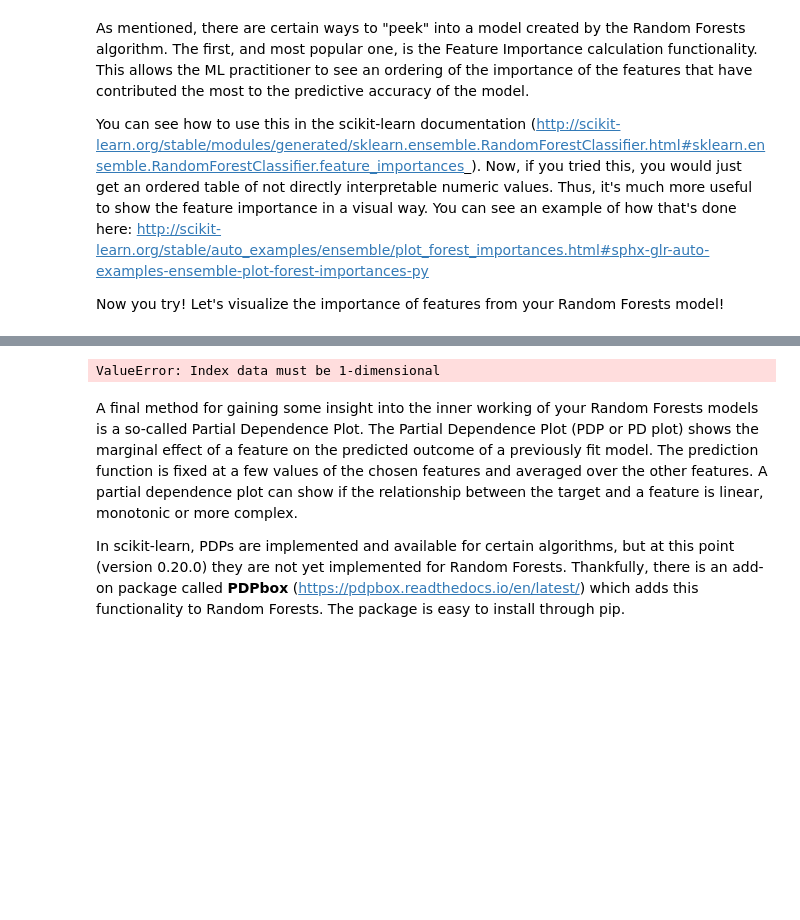
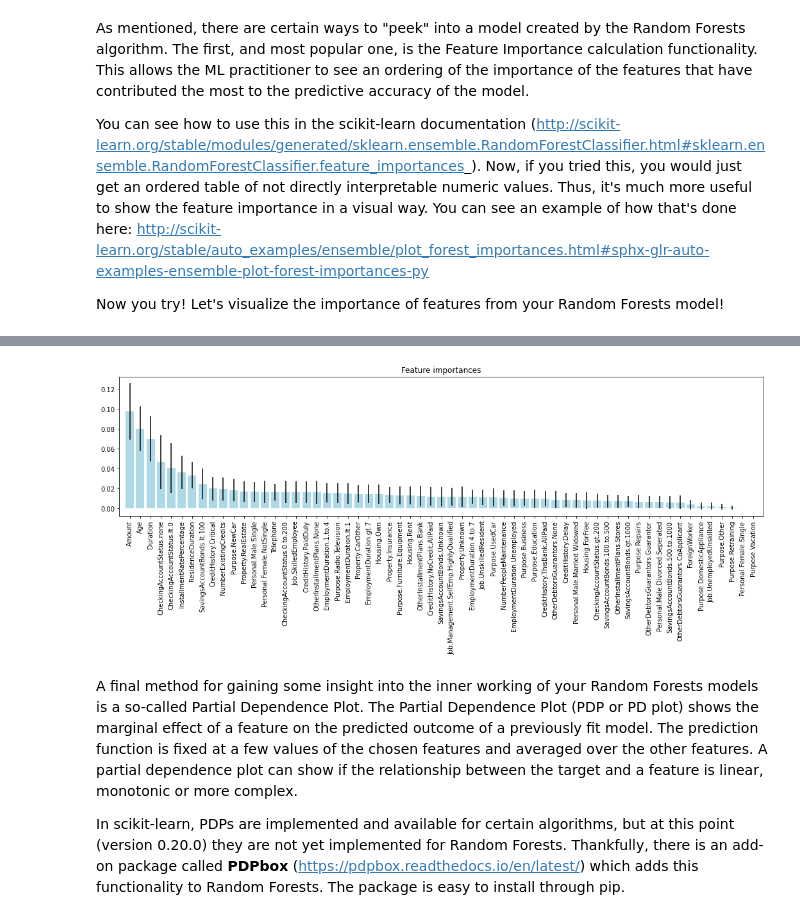
Before and after one commit to ardyghalebi/mec-mini-projects, a Jupyter notebook: mec-13.5.1-tree-based-algorithms-mini-project/Ardavan_Ghalebi_Mini_Project_Tree-Based_Algorithms.ipynb, the cells around one changed output, grey strips where cells are left out. Saved outputs shown, nothing was run; the diff lists cells and outputs as text; code cells hidden in the pictures; blank space fills up the shorter version.

Commit message:
PROJECT: Update tree based mini-project

```diff
--- a/mec-13.5.1-tree-based-algorithms-mini-project/Ardavan_Ghalebi_Mini_Project_Tree-Based_Algorithms.ipynb
+++ b/mec-13.5.1-tree-based-algorithms-mini-project/Ardavan_Ghalebi_Mini_Project_Tree-Based_Algorithms.ipynb
@@ -123,0 +145,15 @@ KeyError: 51
+# %%
+from dtreeviz.trees import *
+import numpy as np
+
+y = np.zeros((y_train.shape))
+
+# One Hot Encode Good
+y[y_train == 'Good'] = 1.0
+classifier = DecisionTreeClassifier(
+    criterion='entropy',
+    min_samples_leaf=16,
+    min_samples_split=10,
+    splitter='best',
+    random_state=0)
+classifier.fit(X_train, y)
@@ -134,4 +185,5 @@ First, let's build a Random Forests model, using the same best practices that yo
 # %%
 from sklearn.ensemble import RandomForestClassifier
 # %%
-forest = RandomForestClassifier(random_state=0)
+forest = RandomForestClassifier(random_state=0, criterion='entropy')
+forest.fit(X_train, y_train)
@@ -148,10 +198,10 @@ RandomForestClassifier(random_state=0)
 # %%
-import numpy as np
-import time
+dropped_class_series = list(df.drop(columns=['Class']).columns)
+features_array = np.array(dropped_class_series)
 
-start_time = time.time()
 importances = forest.feature_importances_
-std = np.std([tree.feature_importances_ for tree in forest.estimators_], axis=0)
-elapsed_time = time.time() - start_time
 
-print(f"Elapsed time to compute importances: {elapsed_time:.3f} seconds")
+
+std = np.std([tree.feature_importances_ for tree in forest.estimators_],
+             axis=0)
+leaf_indices = np.argsort(-importances)
@@ -160,14 +208,14 @@ Elapsed time to compute importances: 0.017 seconds
-# %%
-# Plotting
-forest_importances = pd.Series(importances, index=X_train.values)
-
-fig, ax = plt.subplots()
-forest_importances.plot.bar(yerr=std, ax=ax)
-ax.set_title("Feature importances using MDI")
-ax.set_ylabel("Mean decrease in impurity")
-fig.tight_layout()
-# %% [output]
-ValueError: Index data must be 1-dimensional
+# %%
+# Plotting
+plt.figure(figsize=(18,4))
+plt.bar(range(X.shape[1]), importances[leaf_indices],
+        color="lightblue", yerr=std[leaf_indices], align="center")
+plt.xticks(range(X.shape[1]), features_array[leaf_indices], rotation=90)
+plt.xlim([-1, X.shape[1]])
+plt.title("Feature importances")
+plt.show()
+# %% [output]
+[figure, added]
 # %% [markdown]
 A final method for gaining some insight into the inner working of your Random Forests models is a so-called Partial Dependence Plot. The Partial Dependence Plot (PDP or PD plot) shows the marginal effect of a feature on the predicted outcome of a previously fit model. The prediction function is fixed at a few values of the chosen features and averaged over the other features. A partial dependence plot can show if the relationship between the target and a feature is linear, monotonic or more complex.
 
```
Also changed, not shown: parts of 18 cells of this notebook.
